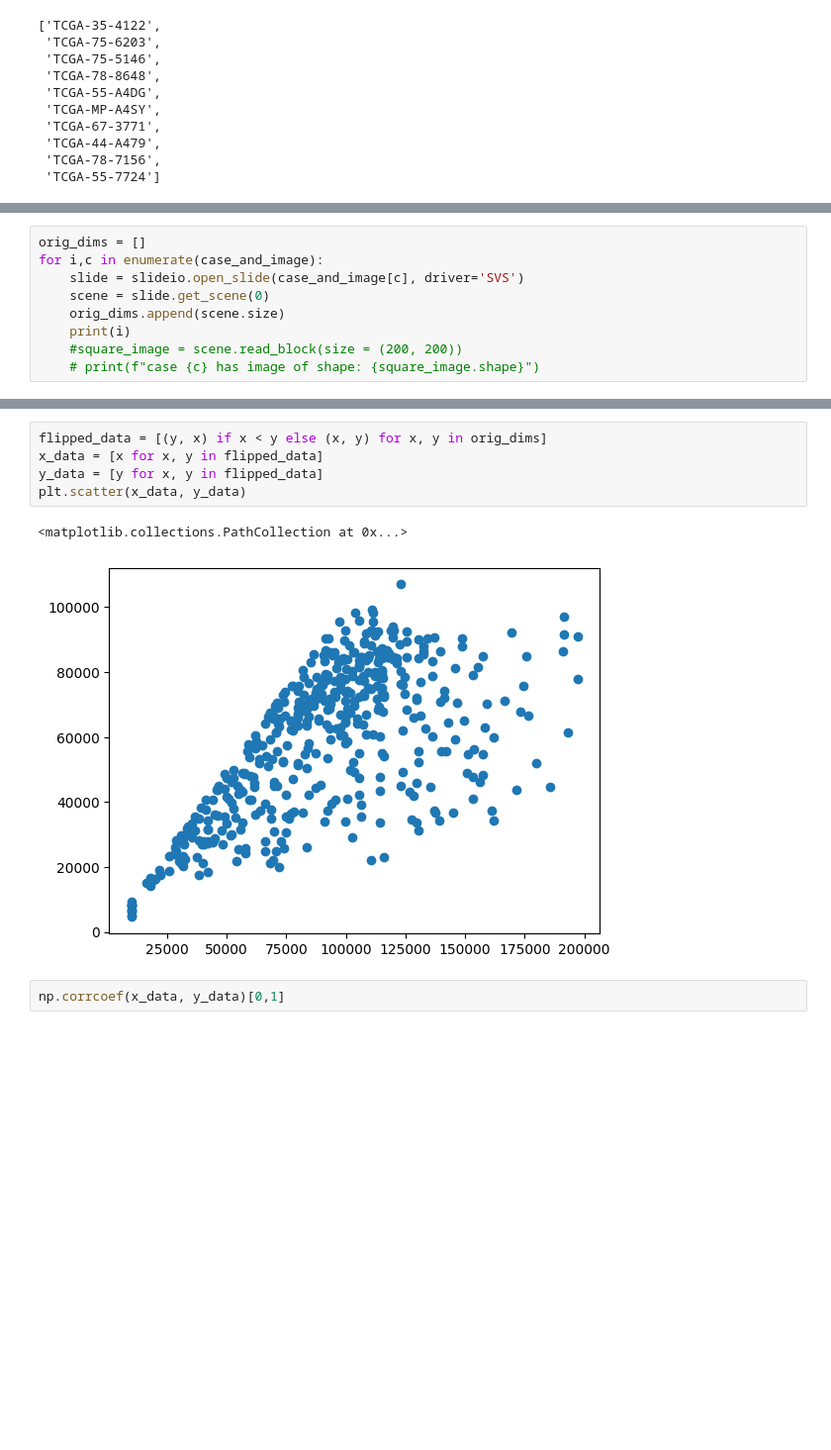
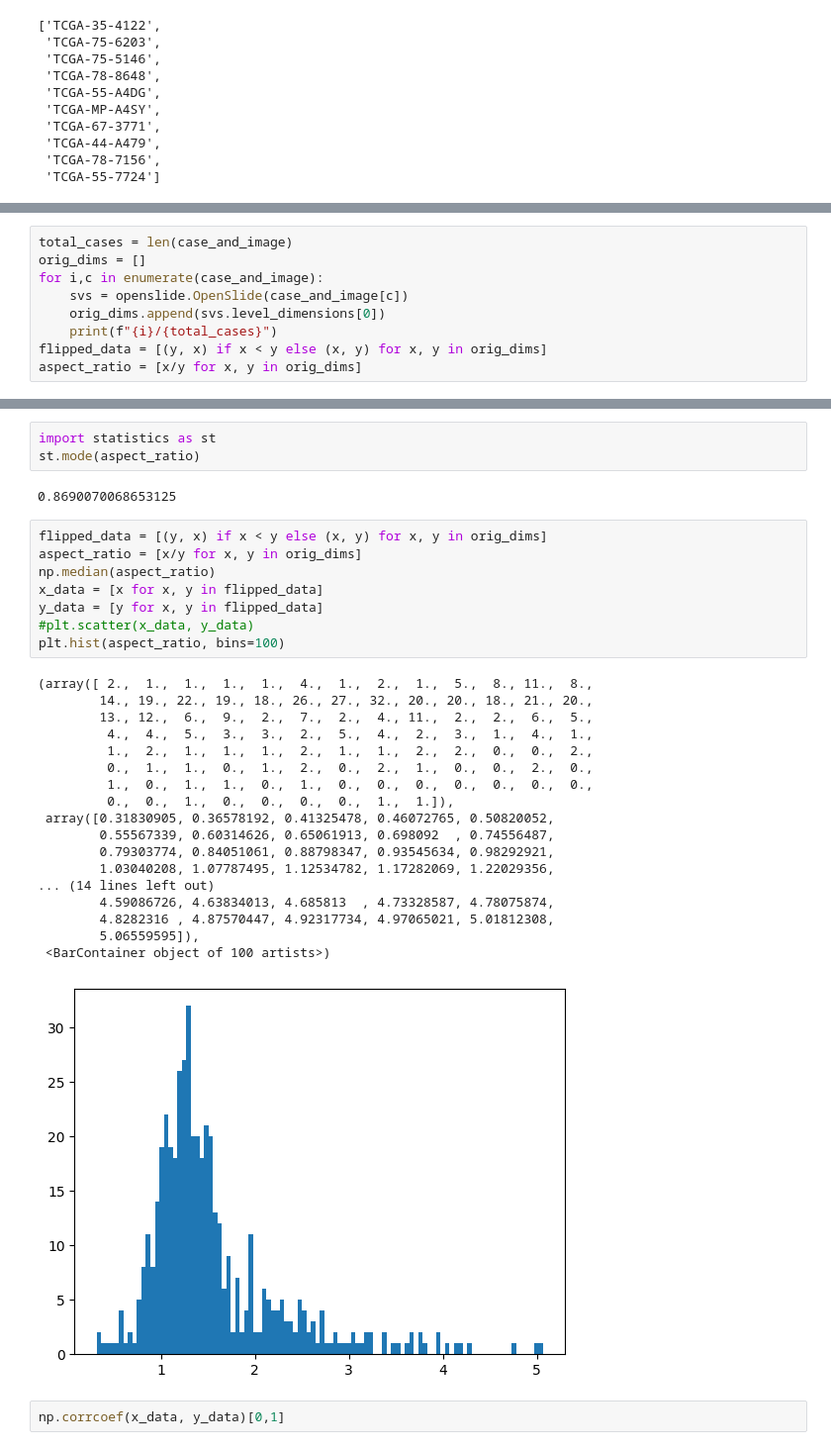
Before and after one commit to akira-nair/multiomic-model-tcga, a Jupyter notebook: preprocessing/preprocess_images/create_images_dataset.ipynb, the cells around one changed output, grey strips where cells are left out. Shown: that part at 99% size. Saved outputs shown, nothing was run; the diff lists cells and outputs as text; blank space fills up the shorter version.

Commit message:
image preprocessing complete

```diff
--- a/preprocessing/preprocess_images/create_images_dataset.ipynb
+++ b/preprocessing/preprocess_images/create_images_dataset.ipynb
@@ -73,10 +75,10 @@ ex = case_and_image['TCGA-35-4122']
 # %%
+total_cases = len(case_and_image)
 orig_dims = []
 for i,c in enumerate(case_and_image):
-    slide = slideio.open_slide(case_and_image[c], driver='SVS')
-    scene = slide.get_scene(0)
-    orig_dims.append(scene.size)
-    print(i)
-    #square_image = scene.read_block(size = (200, 200))
-    # print(f"case {c} has image of shape: {square_image.shape}")
+    svs = openslide.OpenSlide(case_and_image[c])
+    orig_dims.append(svs.level_dimensions[0])
+    print(f"{i}/{total_cases}")
+flipped_data = [(y, x) if x < y else (x, y) for x, y in orig_dims]
+aspect_ratio = [x/y for x, y in orig_dims]
 # %% [output]
@@ -100,11 +165,35 @@ for i,c in enumerate(case_and_image):
+# %%
+import statistics as st
+st.mode(aspect_ratio)
+# %% [output]
+0.8690070068653125
 # %%
 flipped_data = [(y, x) if x < y else (x, y) for x, y in orig_dims]
+aspect_ratio = [x/y for x, y in orig_dims]
+np.median(aspect_ratio)
 x_data = [x for x, y in flipped_data]
 y_data = [y for x, y in flipped_data]
-plt.scatter(x_data, y_data)
+#plt.scatter(x_data, y_data)
+plt.hist(aspect_ratio, bins=100)
 # %% [output]
-<matplotlib.collections.PathCollection at 0x...>
+(array([ 2.,  1.,  1.,  1.,  1.,  4.,  1.,  2.,  1.,  5.,  8., 11.,  8.,
+        14., 19., 22., 19., 18., 26., 27., 32., 20., 20., 18., 21., 20.,
+        13., 12.,  6.,  9.,  2.,  7.,  2.,  4., 11.,  2.,  2.,  6.,  5.,
+         4.,  4.,  5.,  3.,  3.,  2.,  5.,  4.,  2.,  3.,  1.,  4.,  1.,
+         1.,  2.,  1.,  1.,  1.,  2.,  1.,  1.,  2.,  2.,  0.,  0.,  2.,
+         0.,  1.,  1.,  0.,  1.,  2.,  0.,  2.,  1.,  0.,  0.,  2.,  0.,
+         1.,  0.,  1.,  1.,  0.,  1.,  0.,  0.,  0.,  0.,  0.,  0.,  0.,
+         0.,  0.,  1.,  0.,  0.,  0.,  0.,  1.,  1.]),
+ array([0.31830905, 0.36578192, 0.41325478, 0.46072765, 0.50820052,
+        0.55567339, 0.60314626, 0.65061913, 0.698092  , 0.74556487,
+        0.79303774, 0.84051061, 0.88798347, 0.93545634, 0.98292921,
+        1.03040208, 1.07787495, 1.12534782, 1.17282069, 1.22029356,
+... (14 lines left out)
+        4.59086726, 4.63834013, 4.685813  , 4.73328587, 4.78075874,
+        4.8282316 , 4.87570447, 4.92317734, 4.97065021, 5.01812308,
+        5.06559595]),
+ <BarContainer object of 100 artists>)
-[figure, old version]
+[figure, new version]
 # %%
 np.corrcoef(x_data, y_data)[0,1]
 # %% [output]
```
Also changed, not shown: parts of 27 cells of this notebook.
